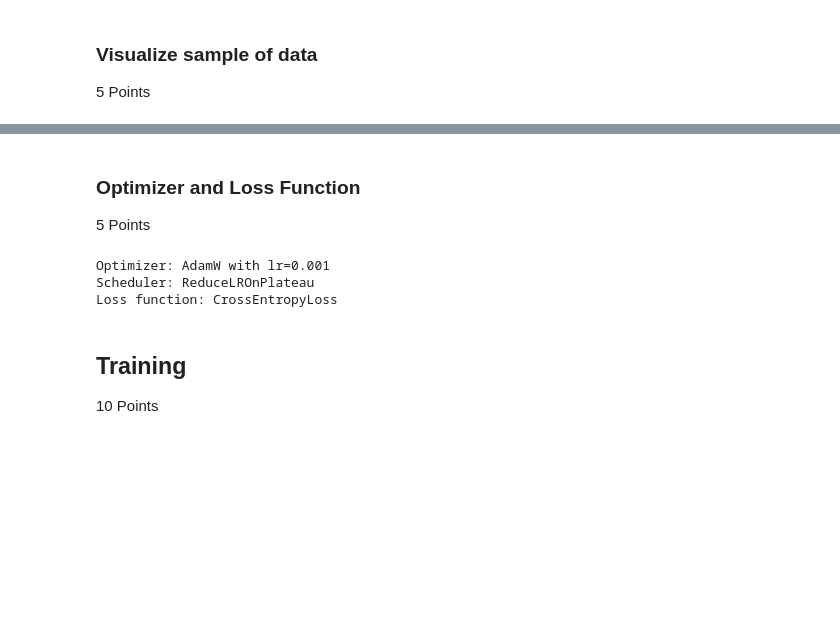
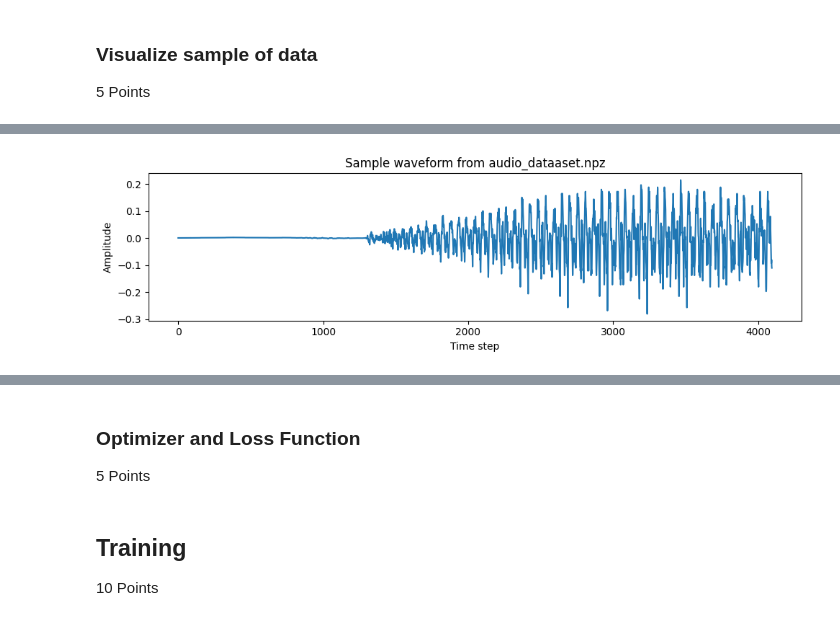
Before and after one commit to ParsaGhezelbash/Deep-Generative-Models, a Jupyter notebook: HW/HW 1/hw_01_generative.ipynb, the cells around one changed output, grey strips where cells are left out. Drawn from its saved outputs; the diff is of its cells as text; code cells hidden in the pictures; blank space fills up the shorter version.

```diff
--- a/HW/HW 1/hw_01_generative.ipynb
+++ b/HW/HW 1/hw_01_generative.ipynb
@@ -1038,0 +653,26 @@ Visualized sample 333 with variance 0.0003
+# %%
+import numpy as np
+import matplotlib.pyplot as plt
+# import soundfile as sf
+
+# Load first stored array; adjust key if needed
+arr = np.load("audio_dataset.npz", mmap_mode="r")
+signal = arr["arr_0"][30000:34096]  # take a short window
+
+# If already quantized ints, invert mu-law for plotting
+mu = 255
+if np.issubdtype(signal.dtype, np.integer):
+    y = 2.0 * signal.astype(np.float32) / mu - 1.0
+    signal = np.sign(y) * (np.expm1(np.abs(y) * np.log1p(mu)) / mu)
+
+plt.figure(figsize=(10, 3))
+plt.plot(signal)
+plt.title("Sample waveform from audio_dataaset.npz")
+plt.xlabel("Time step")
+plt.ylabel("Amplitude")
+plt.tight_layout()
+plt.show()
+
+Audio(signal, rate=16000)
+# %% [output]
+[figure, added]
@@ -1040,40 +681,3 @@ Visualized sample 333 with variance 0.0003
 ### Optimizer and Loss Function
 
 5 Points
-# %%
-# from torch.optim import Adam
-# from torch.nn import CrossEntropyLoss
-
-# # Optimizer: Adam optimizer with learning rate
-# learning_rate = 1e-3
-# optimizer = Adam(model.parameters(), lr=learning_rate)
-
-# # Loss function: Cross-entropy for categorical prediction
-# # Input: logits [batch_size, seq_len, n_category]
-# # Target: integers [batch_size, seq_len] in range [0, n_category-1]
-# criterion = CrossEntropyLoss()
-
-# print(f"Optimizer: Adam with lr={learning_rate}")
-# print(f"Loss function: CrossEntropyLoss")
-
-from torch.optim import AdamW
-from torch.nn import CrossEntropyLoss
-from torch.optim.lr_scheduler import ReduceLROnPlateau
-
-# Optimizer: AdamW for better weight decay handling
-learning_rate = 1e-3
-optimizer = AdamW(model.parameters(), lr=learning_rate, betas=(0.9, 0.999))
-
-# Learning rate scheduler: Reduces LR when loss plateaus
-scheduler = ReduceLROnPlateau(optimizer, 'min', factor=0.5, patience=3)
-
-# Loss function: Cross-entropy for categorical prediction
-criterion = CrossEntropyLoss()
-
-print(f"Optimizer: AdamW with lr={learning_rate}")
-print(f"Scheduler: ReduceLROnPlateau")
-print(f"Loss function: CrossEntropyLoss")
-# %% [output]
-Optimizer: AdamW with lr=0.001
-Scheduler: ReduceLROnPlateau
-Loss function: CrossEntropyLoss
```
Also changed, not shown: parts of 43 cells of this notebook, 1 other file.
